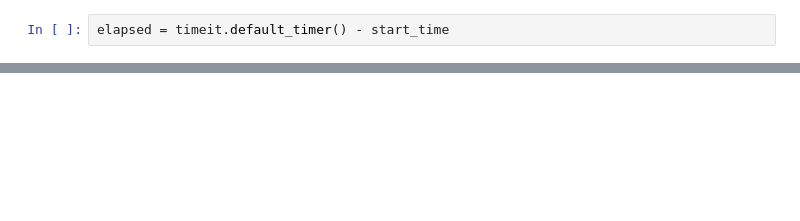
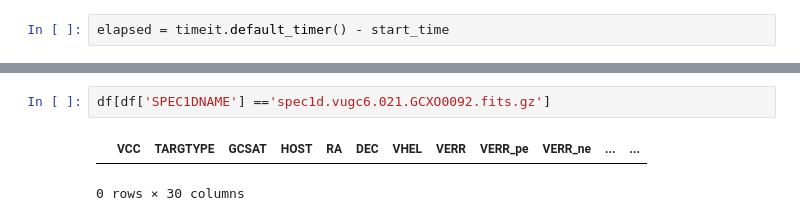
Before and after one commit to kadri-nizam/SIP2019, a Jupyter notebook: Arnav Krishnamoorthi/ast 06 p.2 [arnav].ipynb, the cells around one changed output, grey strips where cells are left out. Saved outputs shown, nothing was run; the diff lists cells and outputs as text; blank space fills up the shorter version.

```diff
--- a/Arnav Krishnamoorthi/ast 06 p.2 [arnav].ipynb
+++ b/Arnav Krishnamoorthi/ast 06 p.2 [arnav].ipynb
@@ -163,0 +214,5 @@ plt.plot(correct, coadd_spectraUDGGC)
+# %%
+df[df['SPEC1DNAME'] =='spec1d.vugc6.021.GCXO0092.fits.gz']
+# %% [output]
+|  | VCC | TARGTYPE | GCSAT | HOST | RA | DEC | VHEL | VERR | VERR_pe | VERR_ne | ... | ... |
+0 rows × 30 columns
```
Also changed, not shown: parts of 11 cells of this notebook, 1 other file.
